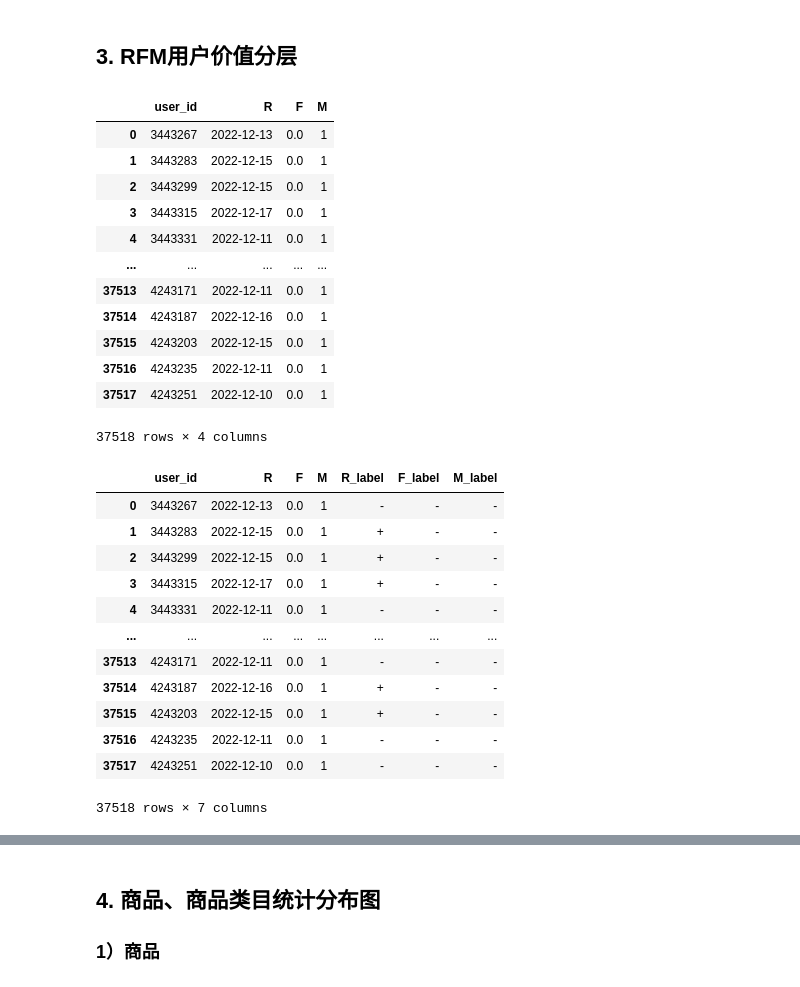
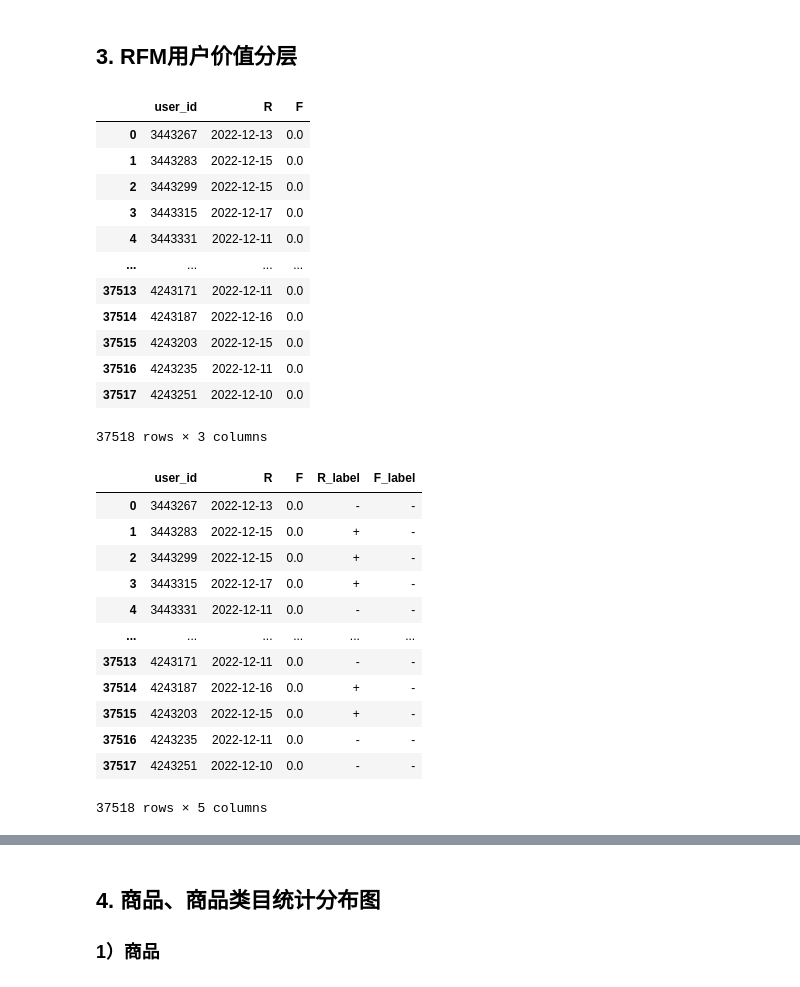
Before and after one commit to Amethyst1016/intern, a Jupyter notebook: Week2/Task6 - 用户行为分析/Task6 - 用户行为分析.ipynb, the cells around one changed output, grey strips where cells are left out. Saved outputs shown, nothing was run; the diff lists cells and outputs as text; code cells hidden in the pictures.

```diff
--- a/Week2/Task6 - 用户行为分析/Task6 - 用户行为分析.ipynb
+++ b/Week2/Task6 - 用户行为分析/Task6 - 用户行为分析.ipynb
@@ -326,51 +326,46 @@ purchase = data[data['behavior_type']==4]
 purchase['time'] = purchase['time'].apply(time_function)
 rfm = purchase.groupby(by='user_id', as_index=False)['time'].max()
 rfm = rfm.merge(repurchase[['user_id', 'frequency']], how='left', on='user_id')
-purchase_item = purchase[['user_id','item_id']]
-purchase_item.drop_duplicates(inplace=True)
-purchase_item = purchase_item.groupby(by='user_id', as_index=False)['item_id'].count()
-purchase_item
-rfm = rfm.merge(purchase_item, how='left', on='user_id')
 rfm = rfm.replace(np.nan, 0)
-rfm.columns = ['user_id','R','F','M']
+rfm.columns = ['user_id','R','F']
 rfm
 # %% [output]
-|  | user_id | R | F | M |
-| 0 | 3443267 | 2022-12-13 | 0.0 | 1 |
-| 1 | 3443283 | 2022-12-15 | 0.0 | 1 |
-| 2 | 3443299 | 2022-12-15 | 0.0 | 1 |
-| 3 | 3443315 | 2022-12-17 | 0.0 | 1 |
-| 4 | 3443331 | 2022-12-11 | 0.0 | 1 |
-| ... | ... | ... | ... | ... |
-| 37513 | 4243171 | 2022-12-11 | 0.0 | 1 |
-| 37514 | 4243187 | 2022-12-16 | 0.0 | 1 |
-| 37515 | 4243203 | 2022-12-15 | 0.0 | 1 |
-| 37516 | 4243235 | 2022-12-11 | 0.0 | 1 |
-| 37517 | 4243251 | 2022-12-10 | 0.0 | 1 |
+|  | user_id | R | F |
+| 0 | 3443267 | 2022-12-13 | 0.0 |
+| 1 | 3443283 | 2022-12-15 | 0.0 |
+| 2 | 3443299 | 2022-12-15 | 0.0 |
+| 3 | 3443315 | 2022-12-17 | 0.0 |
+| 4 | 3443331 | 2022-12-11 | 0.0 |
+| ... | ... | ... | ... |
+| 37513 | 4243171 | 2022-12-11 | 0.0 |
+| 37514 | 4243187 | 2022-12-16 | 0.0 |
+| 37515 | 4243203 | 2022-12-15 | 0.0 |
+| 37516 | 4243235 | 2022-12-11 | 0.0 |
+| 37517 | 4243251 | 2022-12-10 | 0.0 |
-37518 rows × 4 columns
+37518 rows × 3 columns
 # %%
-for i in ['R','F','M']:
+for i in ['R','F']:
     rfm[f'{i}_label'] = ''*len(rfm)
     for j in range(len(rfm)):
         if rfm[i][j] > np.mean(rfm[i]):
             rfm[f'{i}_label'][j] = '+'
         else:
             rfm[f'{i}_label'][j] = '-'
 rfm
 # %% [output]
-|  | user_id | R | F | M | R_label | F_label | M_label |
-| 0 | 3443267 | 2022-12-13 | 0.0 | 1 | - | - | - |
-| 1 | 3443283 | 2022-12-15 | 0.0 | 1 | + | - | - |
-| 2 | 3443299 | 2022-12-15 | 0.0 | 1 | + | - | - |
-| 3 | 3443315 | 2022-12-17 | 0.0 | 1 | + | - | - |
-| 4 | 3443331 | 2022-12-11 | 0.0 | 1 | - | - | - |
-| ... | ... | ... | ... | ... | ... | ... | ... |
-| 37513 | 4243171 | 2022-12-11 | 0.0 | 1 | - | - | - |
-| 37514 | 4243187 | 2022-12-16 | 0.0 | 1 | + | - | - |
-| 37515 | 4243203 | 2022-12-15 | 0.0 | 1 | + | - | - |
-| 37516 | 4243235 | 2022-12-11 | 0.0 | 1 | - | - | - |
-| 37517 | 4243251 | 2022-12-10 | 0.0 | 1 | - | - | - |
+|  | user_id | R | F | R_label | F_label |
+| 0 | 3443267 | 2022-12-13 | 0.0 | - | - |
+| 1 | 3443283 | 2022-12-15 | 0.0 | + | - |
+| 2 | 3443299 | 2022-12-15 | 0.0 | + | - |
+| 3 | 3443315 | 2022-12-17 | 0.0 | + | - |
+| 4 | 3443331 | 2022-12-11 | 0.0 | - | - |
+| ... | ... | ... | ... | ... | ... |
+| 37513 | 4243171 | 2022-12-11 | 0.0 | - | - |
+| 37514 | 4243187 | 2022-12-16 | 0.0 | + | - |
+| 37515 | 4243203 | 2022-12-15 | 0.0 | + | - |
+| 37516 | 4243235 | 2022-12-11 | 0.0 | - | - |
+| 37517 | 4243251 | 2022-12-10 | 0.0 | - | - |
-37518 rows × 7 columns
+37518 rows × 5 columns
 # %%
 rfm['用户价值分层'] = ''*len(rfm)
 for i in range(len(rfm)):
```
Also changed, not shown: parts of 2 cells of this notebook, 1 other file.
